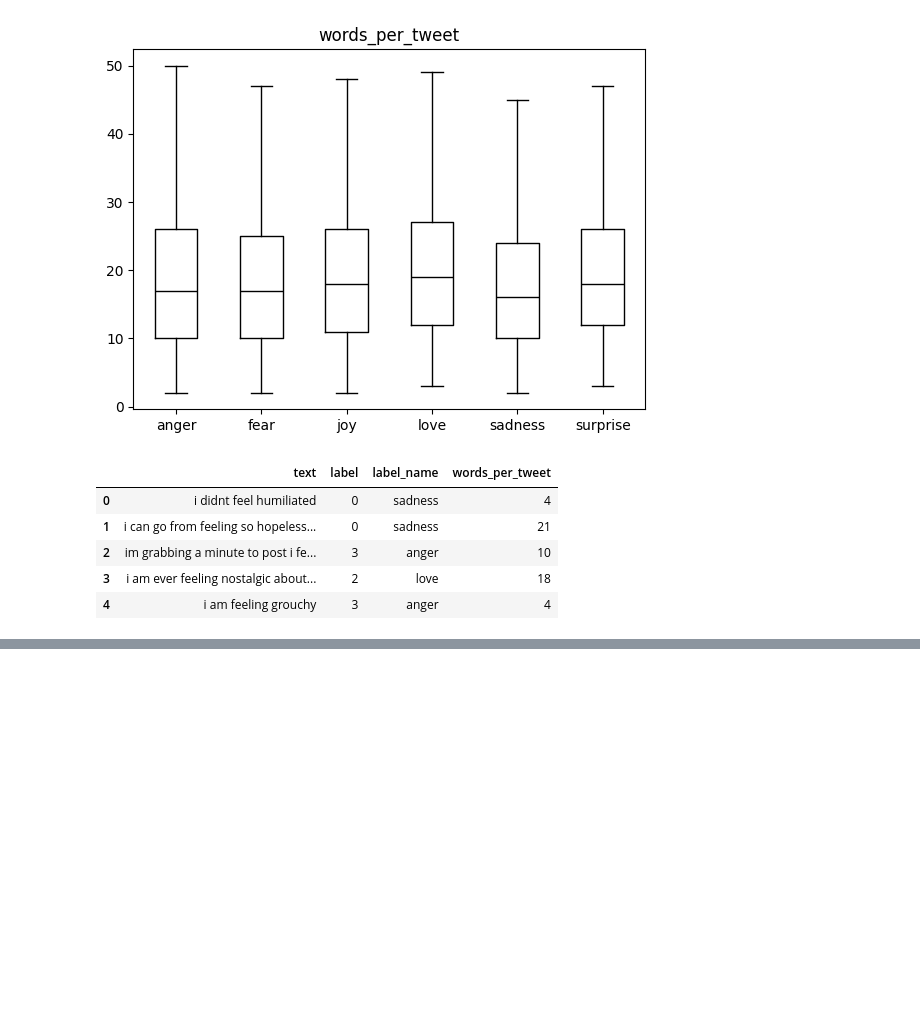
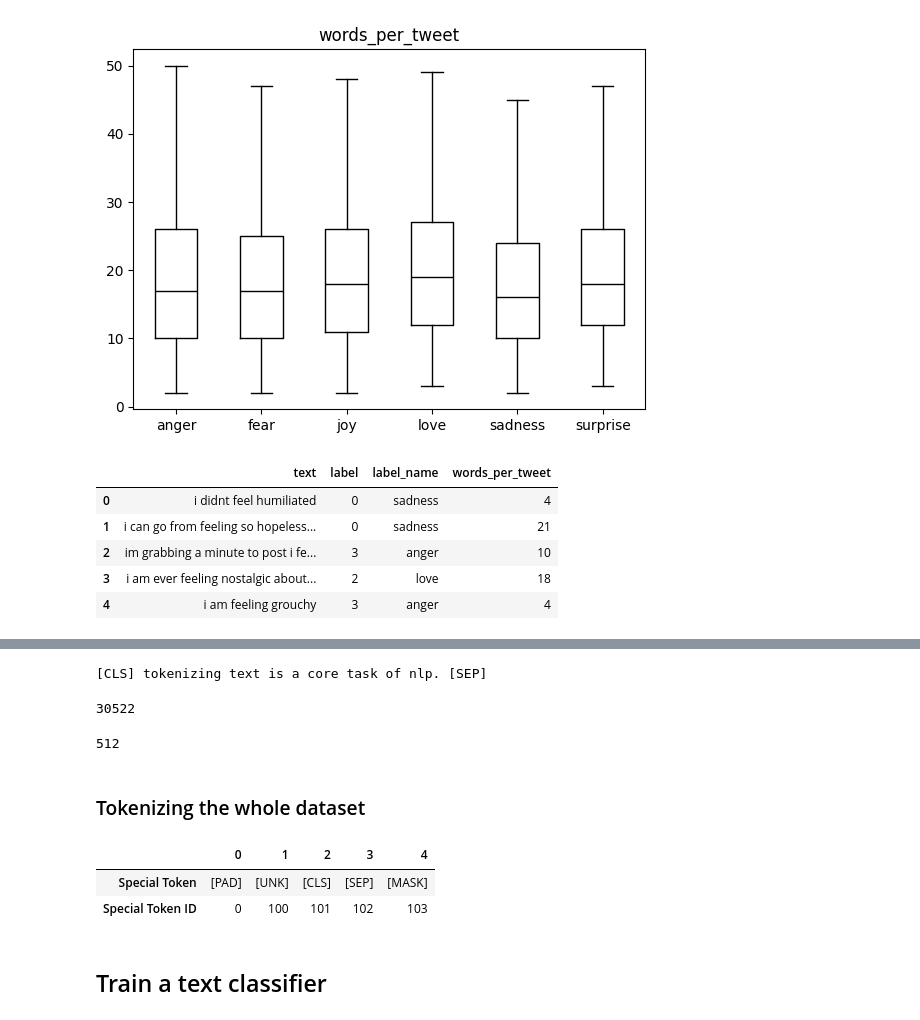
Before and after one commit to lilianabs/intent-classification, a Jupyter notebook: Text_classification_example.ipynb, the cells around one changed output, grey strips where cells are left out. Saved outputs shown, nothing was run; the diff lists cells and outputs as text; code cells hidden in the pictures; blank space fills up the shorter version.

```diff
--- a/Text_classification_example.ipynb
+++ b/Text_classification_example.ipynb
@@ -126,0 +133,4 @@ df.head()
+# %%
+model_ckpt = "distilbert/distilbert-base-uncased"
+
+tokenizer = AutoTokenizer.from_pretrained(model_ckpt)
@@ -126,0 +149,15 @@ df.head()
+# %%
+print(tokenizer.convert_tokens_to_string(tokens))
+# %% [output]
+[CLS] tokenizing text is a core task of nlp. [SEP]
+# %%
+tokenizer.vocab_size
+# %% [output]
+30522
+# %%
+# Model's maximum context size
+tokenizer.model_max_length
+# %% [output]
+512
+# %% [markdown]
+### Tokenizing the whole dataset
@@ -126,0 +167,10 @@ df.head()
+# %%
+# Check the special tokens
+tokens2ids = list(zip(tokenizer.all_special_tokens, tokenizer.all_special_ids))
+data = sorted(tokens2ids, key=lambda x : x[-1])
+df = pd.DataFrame(data, columns=["Special Token", "Special Token ID"])
+df.T
+# %% [output]
+|  | 0 | 1 | 2 | 3 | 4 |
+| Special Token | [PAD] | [UNK] | [CLS] | [SEP] | [MASK] |
+| Special Token ID | 0 | 100 | 101 | 102 | 103 |
@@ -126,0 +183,2 @@ df.head()
+# %% [markdown]
+## Train a text classifier
```
Also changed, not shown: parts of 22 cells of this notebook.
